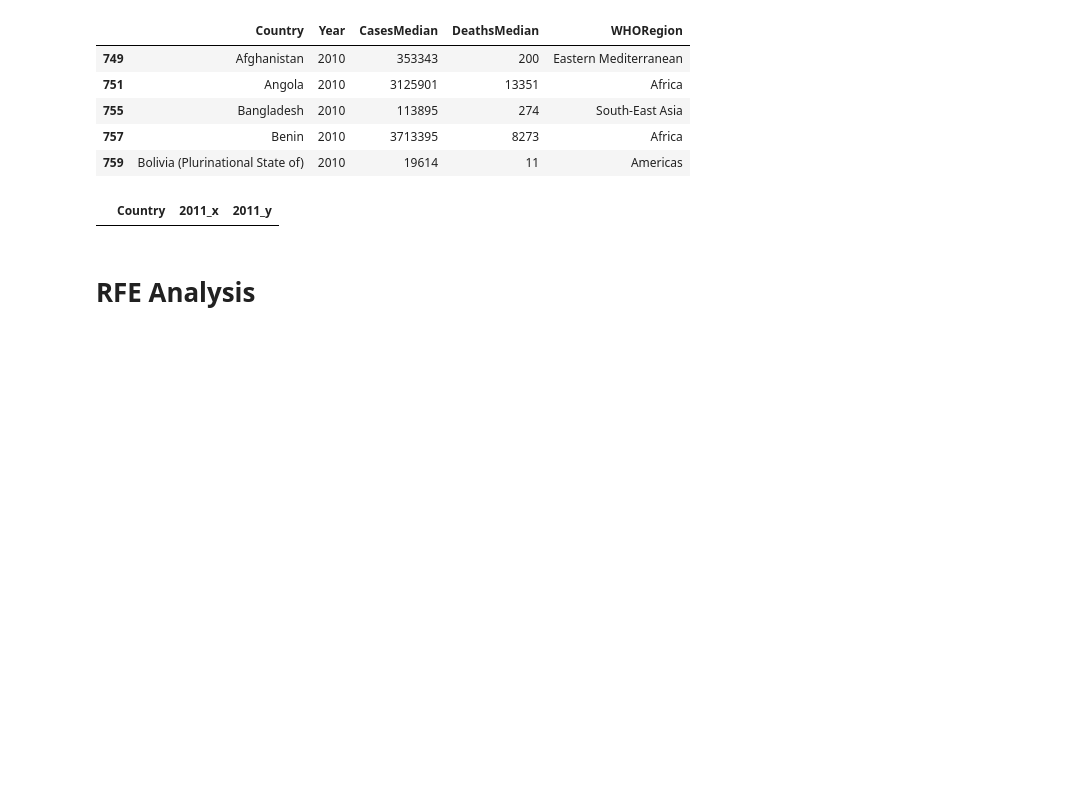
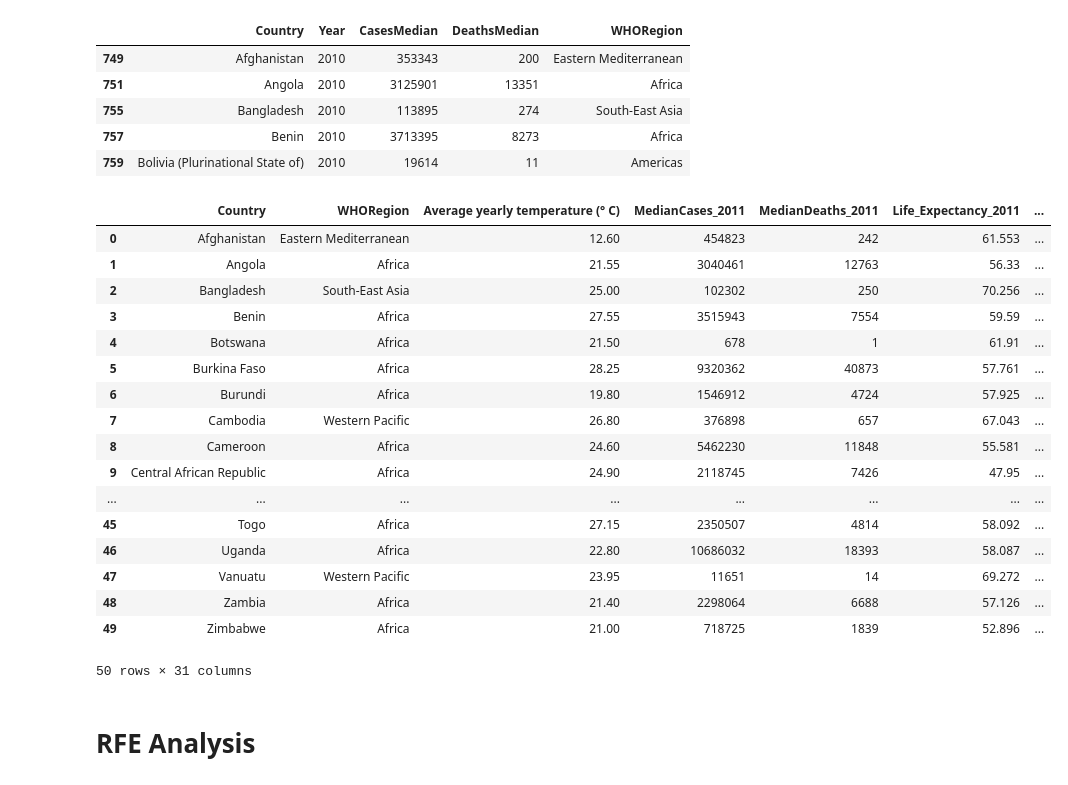
Before and after one commit to Michael-Kneale/COMP2200-Group-Project, a Jupyter notebook: main_report.ipynb, the cells around one changed output. Drawn from its saved outputs; the diff is of its cells as text; code cells hidden in the pictures; blank space fills up the shorter version.

```diff
--- a/main_report.ipynb
+++ b/main_report.ipynb
@@ -262,8 +264,24 @@ new_malaria = pd.merge(new_malaria, M2011, on='Country')
 # %%
-# new_malaria = pd.merge(new_malaria, M2011, on='Country')
+new_malaria = pd.merge(new_malaria, M2014, on='Country')
+new_malaria = pd.merge(new_malaria, Life_Expect_2014, on='Country')
+new_malaria = new_malaria.rename(columns = {'CasesMedian' : 'MedianCases_2014', 'DeathsMedian' : 'MedianDeaths_2014', '2014' : 'Life_Expectancy_2014'})
+new_malaria = pd.merge(new_malaria, GDP_2014, on='Country')
+new_malaria = new_malaria.rename(columns={'2014' : 'GDP_2014'})
 # %%
-# new_malaria = new_malaria.rename(columns = {'CasesMedian' : 'CasesMedian_2011', 'DeathsMedian' : 'DeathsMedian_2011'})
+new_malaria = pd.merge(new_malaria, M2015, on='Country')
+new_malaria = pd.merge(new_malaria, Life_Expect_2015, on='Country')
+new_malaria = new_malaria.rename(columns = {'CasesMedian' : 'MedianCases_2015', 'DeathsMedian' : 'MedianDeaths_2015', '2015' : 'Life_Expectancy_2015'})
+new_malaria = pd.merge(new_malaria, GDP_2015, on='Country')
+new_malaria = new_malaria.rename(columns={'2015' : 'GDP_2015'})
 # %%
-# new_malaria = pd.merge(new_malaria, M2012, on='Country')
+new_malaria = pd.merge(new_malaria, M2016, on='Country')
+new_malaria = pd.merge(new_malaria, Life_Expect_2016, on='Country')
+new_malaria = new_malaria.rename(columns = {'CasesMedian' : 'MedianCases_2016', 'DeathsMedian' : 'MedianDeaths_2016', '2016' : 'Life_Expectancy_2016'})
+new_malaria = pd.merge(new_malaria, GDP_2016, on='Country')
+new_malaria = new_malaria.rename(columns={'2016' : 'GDP_2016'})
 # %%
-# new_malaria
+new_malaria = pd.merge(new_malaria, M2017, on='Country')
+new_malaria = pd.merge(new_malaria, Life_Expect_2017, on='Country')
+new_malaria = new_malaria.rename(columns = {'CasesMedian' : 'MedianCases_2017', 'DeathsMedian' : 'MedianDeaths_2017', '2017' : 'Life_Expectancy_2017'})
+new_malaria = pd.merge(new_malaria, GDP_2017, on='Country')
+new_malaria = new_malaria.rename(columns={'2017' : 'GDP_2017'})
@@ -272,7 +288,24 @@ new_malaria = pd.merge(new_malaria, M2011, on='Country')
 # %%
-# _2011
+new_malaria
 # %% [output]
-|  | Country | 2011_x | 2011_y |
+|  | Country | WHORegion | Average yearly temperature (° C) | MedianCases_2011 | MedianDeaths_2011 | Life_Expectancy_2011 | ... |
+| 0 | Afghanistan | Eastern Mediterranean | 12.60 | 454823 | 242 | 61.553 | ... |
+| 1 | Angola | Africa | 21.55 | 3040461 | 12763 | 56.33 | ... |
+| 2 | Bangladesh | South-East Asia | 25.00 | 102302 | 250 | 70.256 | ... |
+| 3 | Benin | Africa | 27.55 | 3515943 | 7554 | 59.59 | ... |
+| 4 | Botswana | Africa | 21.50 | 678 | 1 | 61.91 | ... |
+| 5 | Burkina Faso | Africa | 28.25 | 9320362 | 40873 | 57.761 | ... |
+| 6 | Burundi | Africa | 19.80 | 1546912 | 4724 | 57.925 | ... |
+| 7 | Cambodia | Western Pacific | 26.80 | 376898 | 657 | 67.043 | ... |
+| 8 | Cameroon | Africa | 24.60 | 5462230 | 11848 | 55.581 | ... |
+| 9 | Central African Republic | Africa | 24.90 | 2118745 | 7426 | 47.95 | ... |
+| ... | ... | ... | ... | ... | ... | ... | ... |
+| 45 | Togo | Africa | 27.15 | 2350507 | 4814 | 58.092 | ... |
+| 46 | Uganda | Africa | 22.80 | 10686032 | 18393 | 58.087 | ... |
+| 47 | Vanuatu | Western Pacific | 23.95 | 11651 | 14 | 69.272 | ... |
+| 48 | Zambia | Africa | 21.40 | 2298064 | 6688 | 57.126 | ... |
+| 49 | Zimbabwe | Africa | 21.00 | 718725 | 1839 | 52.896 | ... |
+50 rows × 31 columns
 # %% [markdown]
 # RFE Analysis
 # %% [markdown]
```
Also changed, not shown: parts of 10 cells of this notebook, 1 other file.
